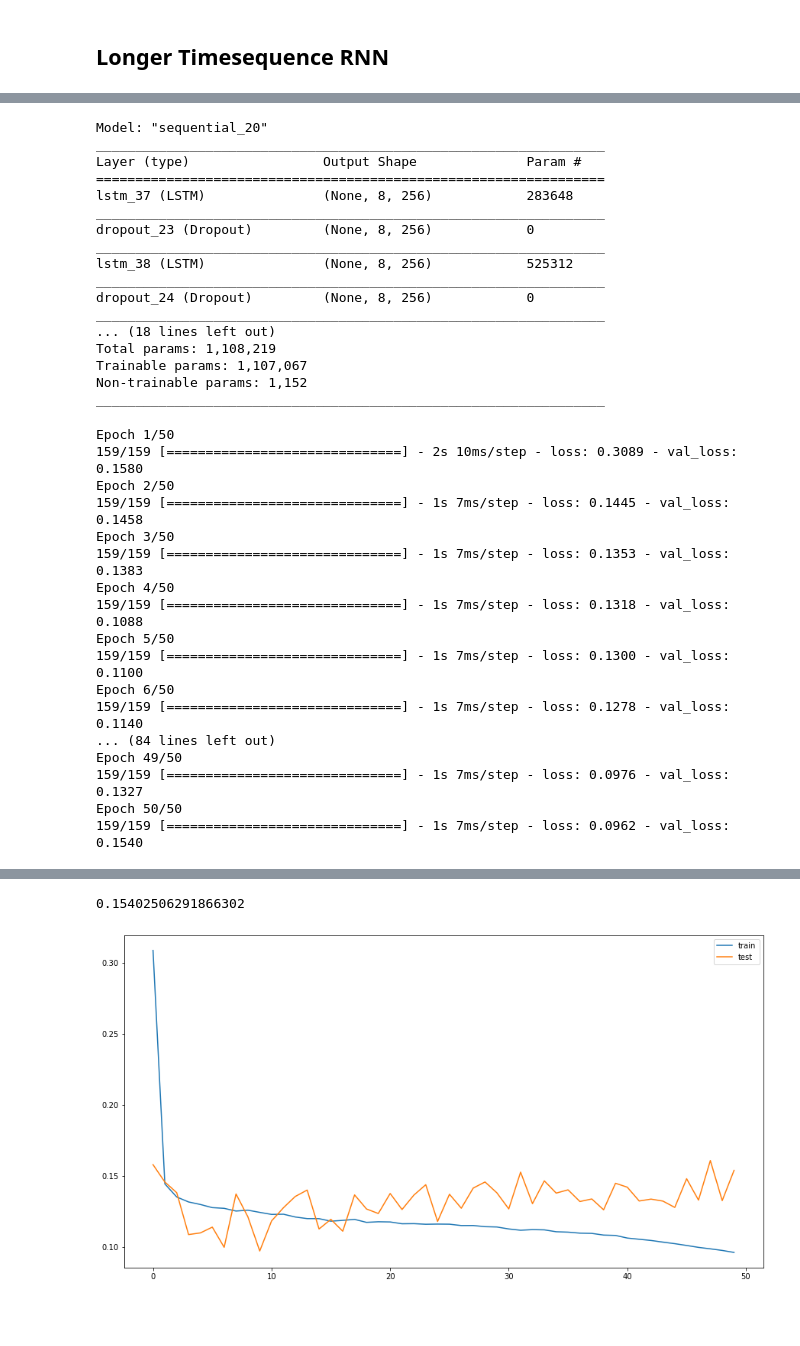
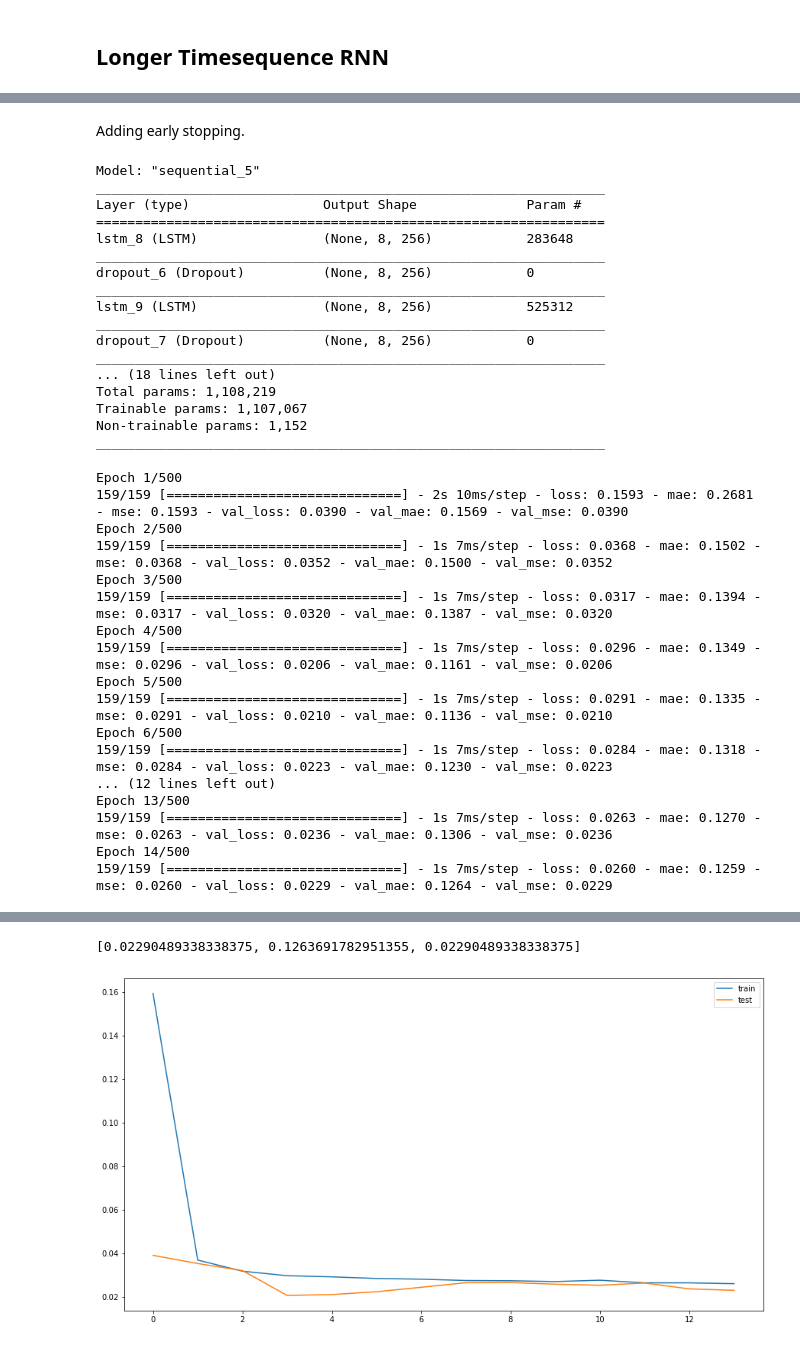
Before and after one commit to PerlinWarp/NeuroLeap, a Jupyter notebook: Notebooks/4-FourMinutesOfThumbDataSeq+RNN.ipynb, the cells around one changed output, grey strips where cells are left out. Drawn from its saved outputs; the diff is of its cells as text; code cells hidden in the pictures; blank space fills up the shorter version.

```diff
--- a/Notebooks/4-FourMinutesOfThumbDataSeq+RNN.ipynb
+++ b/Notebooks/4-FourMinutesOfThumbDataSeq+RNN.ipynb
@@ -18,9 +22,7 @@ data.head()
 | 4 | 26 | 117 | 121 | 95 | 36 | 25 | 21 | 19 | -26.764303 | ... |
 5 rows × 26 columns
 # %%
-import matplotlib
-
-matplotlib.rc('figure', figsize=(15, 8))
+plt.rc('figure', figsize=(15, 8))
 
 data.plot(figsize=(15, 8))
 # %% [output]
@@ -727,3 +809,9 @@ mea
+# %% [markdown]
+Adding early stopping.
+# %%
+from keras.callbacks import EarlyStopping
+# The patience parameter is the amount of epochs to check for improvement
+early_stop = EarlyStopping(monitor='val_loss', patience=10)
 # %%
 model = Sequential()
 # 8 Features and 20 timesteps
@@ -741,20 +829,20 @@ model.add(BatchNormalization())
 model.add(Dense(14))
 model.add(Dense(3))
 
-model.compile(loss='mae', optimizer='Adam')
+model.compile(loss='mse', optimizer='Adam', metrics=['mae', 'mse'])
 model.summary()
 # %% [output]
-Model: "sequential_20"
+Model: "sequential_5"
 _________________________________________________________________
 Layer (type)                 Output Shape              Param #
 =================================================================
-lstm_37 (LSTM)               (None, 8, 256)            283648
+lstm_8 (LSTM)                (None, 8, 256)            283648
 _________________________________________________________________
-dropout_23 (Dropout)         (None, 8, 256)            0
+dropout_6 (Dropout)          (None, 8, 256)            0
 _________________________________________________________________
-lstm_38 (LSTM)               (None, 8, 256)            525312
+lstm_9 (LSTM)                (None, 8, 256)            525312
 _________________________________________________________________
-dropout_24 (Dropout)         (None, 8, 256)            0
+dropout_7 (Dropout)          (None, 8, 256)            0
 _________________________________________________________________
 ... (18 lines left out)
 Total params: 1,108,219
@@ -763,31 +851,31 @@ Non-trainable params: 1,152
 _________________________________________________________________
 # %%
 # fit network
-history = model.fit(train_X, train_y, epochs=50, batch_size=72, validation_data=(test_X, test_y), shuffle=True)
+history = model.fit(train_X, train_y, epochs=500, batch_size=72, validation_data=(test_X, test_y), shuffle=True, callbacks=[early_stop])
 # %% [output]
-Epoch 1/50
-159/159 [==============================] - 2s 10ms/step - loss: 0.3089 - val_loss: 0.1580
-Epoch 2/50
-159/159 [==============================] - 1s 7ms/step - loss: 0.1445 - val_loss: 0.1458
-Epoch 3/50
-159/159 [==============================] - 1s 7ms/step - loss: 0.1353 - val_loss: 0.1383
-Epoch 4/50
-159/159 [==============================] - 1s 7ms/step - loss: 0.1318 - val_loss: 0.1088
-Epoch 5/50
-159/159 [==============================] - 1s 7ms/step - loss: 0.1300 - val_loss: 0.1100
-Epoch 6/50
-159/159 [==============================] - 1s 7ms/step - loss: 0.1278 - val_loss: 0.1140
-... (84 lines left out)
-Epoch 49/50
-159/159 [==============================] - 1s 7ms/step - loss: 0.0976 - val_loss: 0.1327
-Epoch 50/50
-159/159 [==============================] - 1s 7ms/step - loss: 0.0962 - val_loss: 0.1540
+Epoch 1/500
+159/159 [==============================] - 2s 10ms/step - loss: 0.1593 - mae: 0.2681 - mse: 0.1593 - val_loss: 0.0390 - val_mae: 0.1569 - val_mse: 0.0390
+Epoch 2/500
+159/159 [==============================] - 1s 7ms/step - loss: 0.0368 - mae: 0.1502 - mse: 0.0368 - val_loss: 0.0352 - val_mae: 0.1500 - val_mse: 0.0352
+Epoch 3/500
+159/159 [==============================] - 1s 7ms/step - loss: 0.0317 - mae: 0.1394 - mse: 0.0317 - val_loss: 0.0320 - val_mae: 0.1387 - val_mse: 0.0320
+Epoch 4/500
+159/159 [==============================] - 1s 7ms/step - loss: 0.0296 - mae: 0.1349 - mse: 0.0296 - val_loss: 0.0206 - val_mae: 0.1161 - val_mse: 0.0206
+Epoch 5/500
+159/159 [==============================] - 1s 7ms/step - loss: 0.0291 - mae: 0.1335 - mse: 0.0291 - val_loss: 0.0210 - val_mae: 0.1136 - val_mse: 0.0210
+Epoch 6/500
+159/159 [==============================] - 1s 7ms/step - loss: 0.0284 - mae: 0.1318 - mse: 0.0284 - val_loss: 0.0223 - val_mae: 0.1230 - val_mse: 0.0223
+... (12 lines left out)
+Epoch 13/500
+159/159 [==============================] - 1s 7ms/step - loss: 0.0263 - mae: 0.1270 - mse: 0.0263 - val_loss: 0.0236 - val_mae: 0.1306 - val_mse: 0.0236
+Epoch 14/500
+159/159 [==============================] - 1s 7ms/step - loss: 0.0260 - mae: 0.1259 - mse: 0.0260 - val_loss: 0.0229 - val_mae: 0.1264 - val_mse: 0.0229
 # %%
 # plot history
 plt.plot(history.history['loss'], label='train')
 plt.plot(history.history['val_loss'], label='test')
 plt.legend()
 
-mea = model.evaluate(test_X, test_y)
-mea
+mse = model.evaluate(test_X, test_y)
+mse
 # %% [output]
@@ -795,2 +883,2 @@ mea
-0.15402506291866302
+[0.02290489338338375, 0.1263691782951355, 0.02290489338338375]
-[figure, old version]
+[figure, new version]
```
Also changed, not shown: parts of 38 cells of this notebook, 3 other files.
